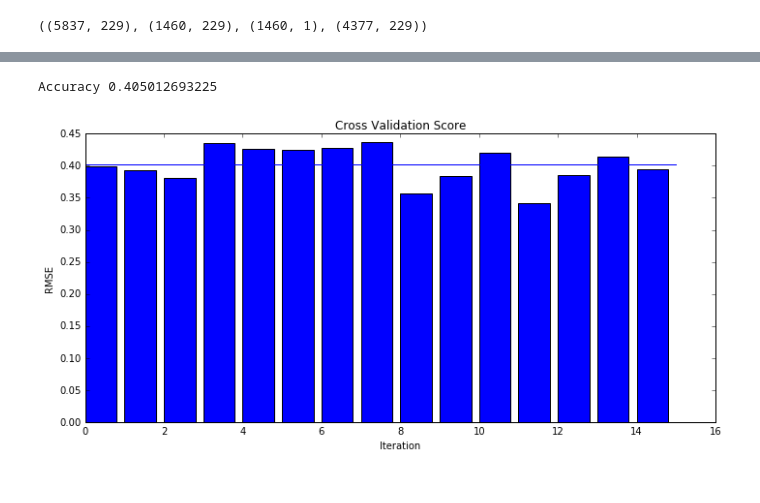
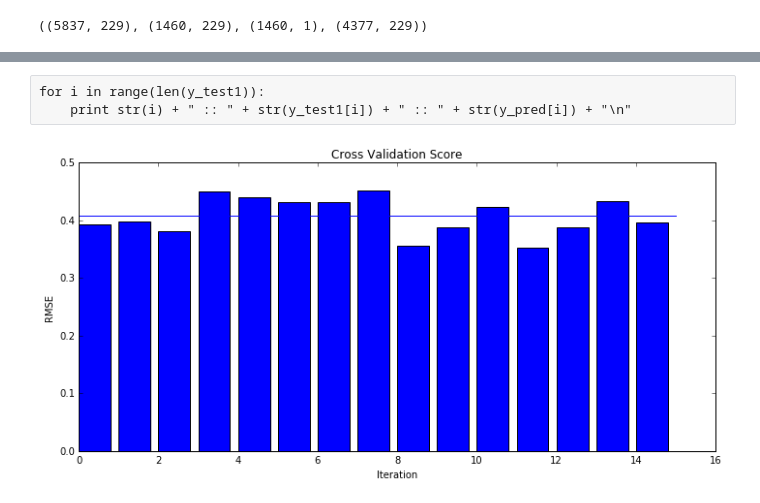
Before and after one commit to swapnilashtekar/House_prices_advanced_regression, a Jupyter notebook: house_pricing_RF.ipynb, the cells around one changed output, grey strips where cells are left out. Drawn from its saved outputs; the diff is of its cells as text; code cells hidden in the pictures.

Commit message:
Trying to achieve stability in RMSE by cross validation

```diff
--- a/house_pricing_RF.ipynb
+++ b/house_pricing_RF.ipynb
@@ -174,19 +174,8 @@ train_rows, val_rows
 # %%
+
 #Train partition
 xTrain = train_test_data_new.iloc[:train.shape[0],:]
 tTrain = train.loc[:train.shape[0] ,'SalePrice']
 
-"""
-xTrain = train_test_data_new.iloc[:train_rows,:]
-tTrain = train.loc[:train_rows -1 ,'SalePrice']
-"""
-
-"""
-#Validation partition
-vTrain = train_test_data_new.iloc[train_rows:train.shape[0],:]
-vtTrain = train.loc[train_rows:train.shape[0],'SalePrice']
-"""
-
-
 #xTest partition
 xTest = train_test_data_new.iloc[train.shape[0]:,:]
@@ -287,25 +254,22 @@ plt.tight_layout()
-# %%
-from sklearn.metrics import mean_squared_error
-from math import sqrt
-print "Accuracy", sqrt(mean_squared_error(y_pred, y_test1, multioutput='raw_values'))
-# %% [output]
-Accuracy 0.405012693225
+# %% [raw]
+for i in range(len(y_test1)):
+    print str(i) + " :: " + str(y_test1[i]) + " :: " + str(y_pred[i]) + "\n"
 # %%
 from sklearn.metrics import make_scorer, mean_squared_error
 from sklearn.cross_validation import cross_val_score
 
 scorer = make_scorer(mean_squared_error, False)
 
-clf = GradientBoostingRegressor(n_estimators=100, learning_rate=0.1,max_depth=1, random_state=0, loss='ls')
-cv_score = np.sqrt(-cross_val_score(estimator=clf, X=xTrain, y=tTrain, cv=15, scoring = scorer))
+clf = RandomForestRegressor(n_estimators=500)
+cv_score = np.sqrt(-cross_val_score(estimator=clf, X=xTrain.values, y=tTrain.values, cv=15, scoring = scorer))
 
 plt.figure(figsize=(10,5))
 plt.bar(range(len(cv_score)), cv_score)
 plt.title('Cross Validation Score')
 plt.ylabel('RMSE')
 plt.xlabel('Iteration')
 
 plt.plot(range(len(cv_score) + 1), [cv_score.mean()] * (len(cv_score) + 1))
 plt.tight_layout()
 # %% [output]
-[figure, old version]
+[figure, new version]
```
Also changed, not shown: parts of 16 cells of this notebook.
